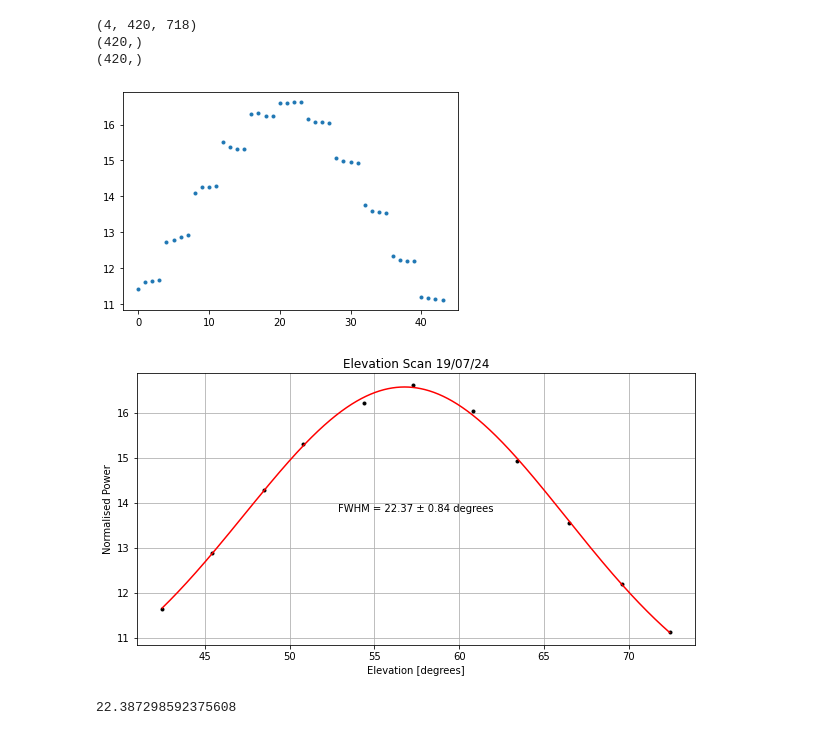
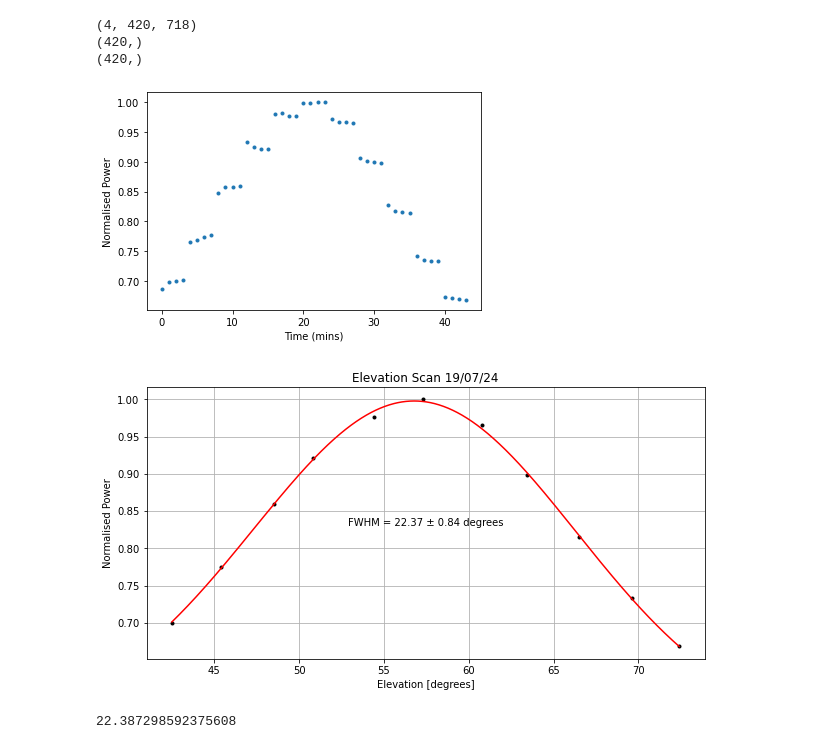
Before and after one commit to louis-hurrey/L-BASS, a Jupyter notebook: elevation_scan.ipynb, the cells around one changed output. Drawn from its saved outputs; the diff is of its cells as text; code cells hidden in the pictures.

```diff
--- a/elevation_scan.ipynb
+++ b/elevation_scan.ipynb
@@ -43,35 +43,38 @@ def select_values(arr):
     return result
 
 def average_of_pairs(arr):
     # Ensure the array has an even number of elements
     if len(arr) % 2 != 0:
         raise ValueError("The array must have an even number of elements.")
 
     averages = []
     for i in range(0, len(arr), 2):
         avg = (arr[i] + arr[i+1]) / 2
         averages.append(avg)
     return averages
 
 transit = Transit('19th July 2024', 0, 20.683044319285145, 0, 'W', datetime.datetime(2024, 7, 19, 12, 15, 34))
 time, power = transit.get_data()
 
 print(power.shape)
 print(time.shape)
 
 power_total = np.average(power[2], axis=1)
 trimmed_power_total = power_total[173:217]
-plt.plot(trimmed_power_total, ".")
+plt.plot(trimmed_power_total/np.max(trimmed_power_total), ".")
+plt.xlabel("Time (mins)")
+plt.ylabel("Normalised Power")
 
 elv_pwr_total = average_of_pairs(select_values(trimmed_power_total))
+elv_pwr_total = elv_pwr_total/np.max(elv_pwr_total)
 elv_ang = np.array([42.5, 45.4, 48.5, 50.8, 54.4, 57.3, 60.8, 63.4, 66.5, 69.6, 72.4])
 
 print((power[2][:,0]).shape)
 # %% [output]
 (4, 420, 718)
 (420,)
 (420,)
-[figure, old version]
+[figure, new version]
 # %%
 def gaussian_with_baseline(x, a, b, c, d, m):
     return a*np.exp(-((x-b)**2)/(2*(c/(2*np.sqrt(2*np.log(2))))**2)) + m*x + d
@@ -110,7 +113,7 @@ plt.title("Elevation Scan 19/07/24")
 plt.annotate(f"FWHM = {fwhm:.2f} ± {fwhm_error:.2f} degrees", (0.5, 0.5), xycoords='axes fraction', ha='center', va='center')
 plt.show()
 # %% [output]
-[figure, old version]
+[figure, new version]
 # %%
 fwhm_freq = np.empty((457,2))
 fwhm_freq_error = np.empty((457,2))
```
Also changed, not shown: 2 other files.
